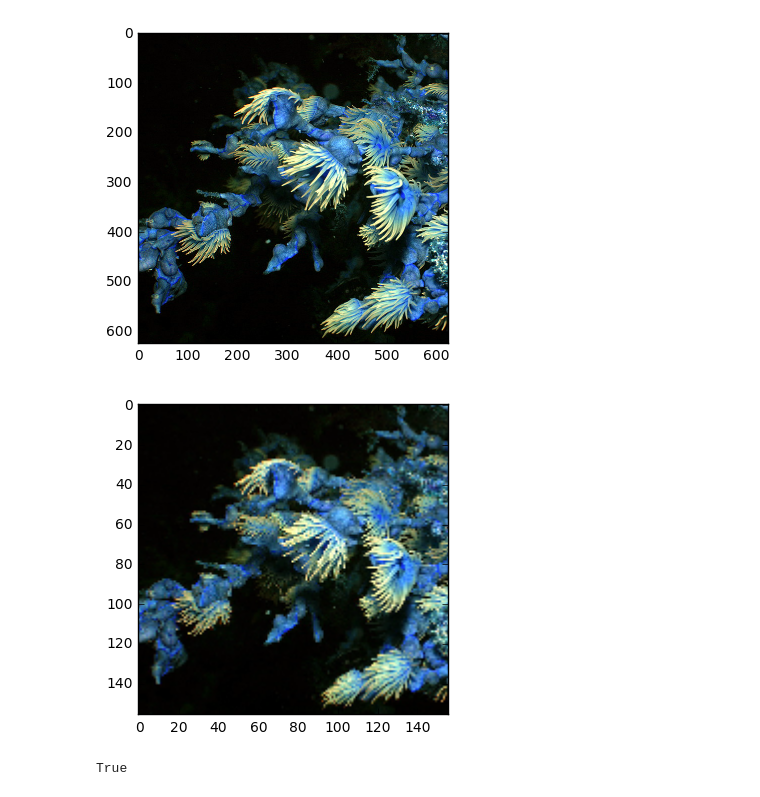
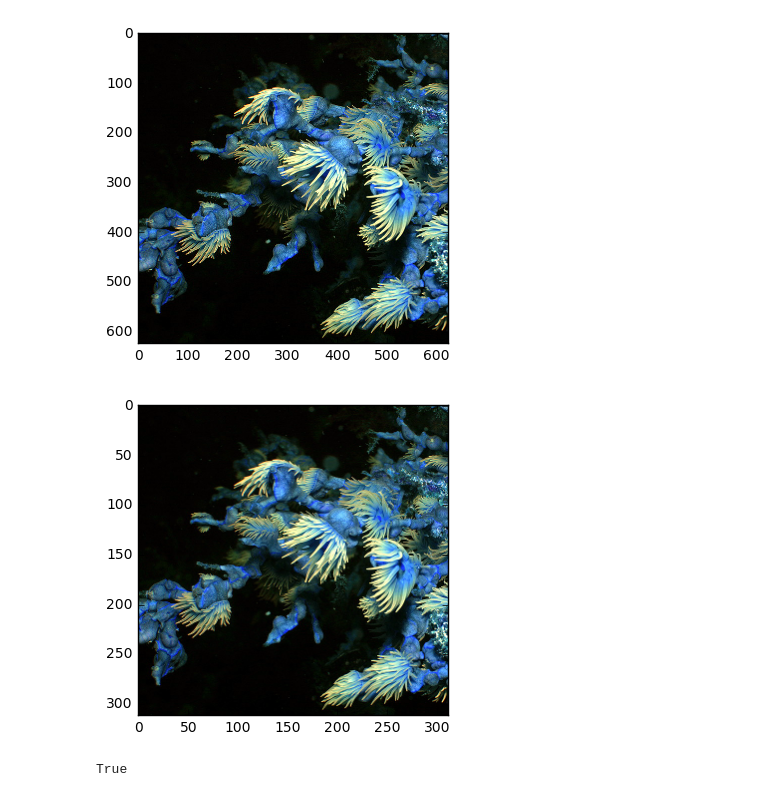
Before and after one commit to theScinder/cuttleVision, a Jupyter notebook: cuttlePy.ipynb, the cells around one changed output. Drawn from its saved outputs; the diff is of its cells as text; code cells hidden in the pictures.

```diff
--- a/cuttlePy.ipynb
+++ b/cuttlePy.ipynb
@@ -102,21 +243,21 @@ cuttleVision(cSpher,fN,nStk,off,defAtt)
 # %%
 import cv2
 
 
 fN = './imgs/Sea_Cotton.jpg'
 myImg = cv2.imread(fN)
 myImg = myImg[0:624,0:624]
-myImg2 = cv.resize(myImg,None,fx=1/4, fy=1/4, interpolation = cv2.INTER_CUBIC)
+myImg2 = cv2.resize(myImg,None,fx=1/2, fy=1/2, interpolation = cv2.INTER_CUBIC)
 
 plt.figure()
 plt.imshow(myImg)
 plt.figure()
 plt.imshow(myImg2)
 plt.show()
 cv2.imwrite('minSea_Cotton.png',myImg2)
 # %% [output]
 [figure]
-[figure, old version]
+[figure, new version]
 True
 # %%
 cSpher = 0
```
Also changed, not shown: parts of 7 cells of this notebook.
